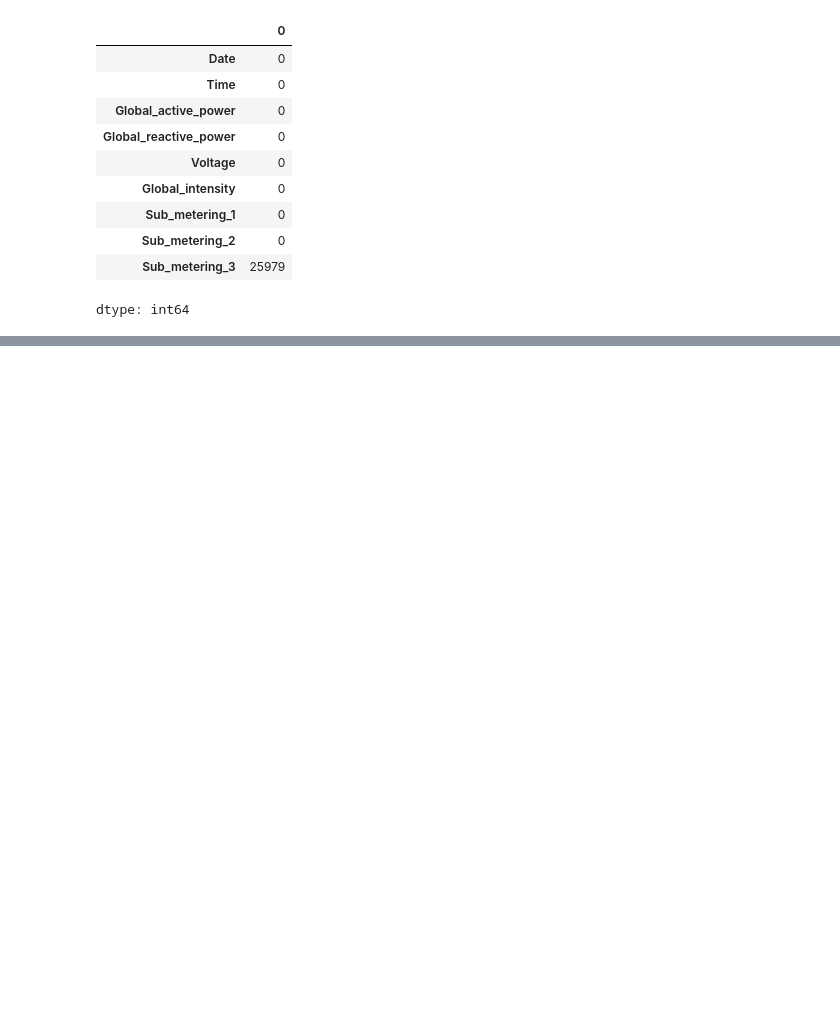
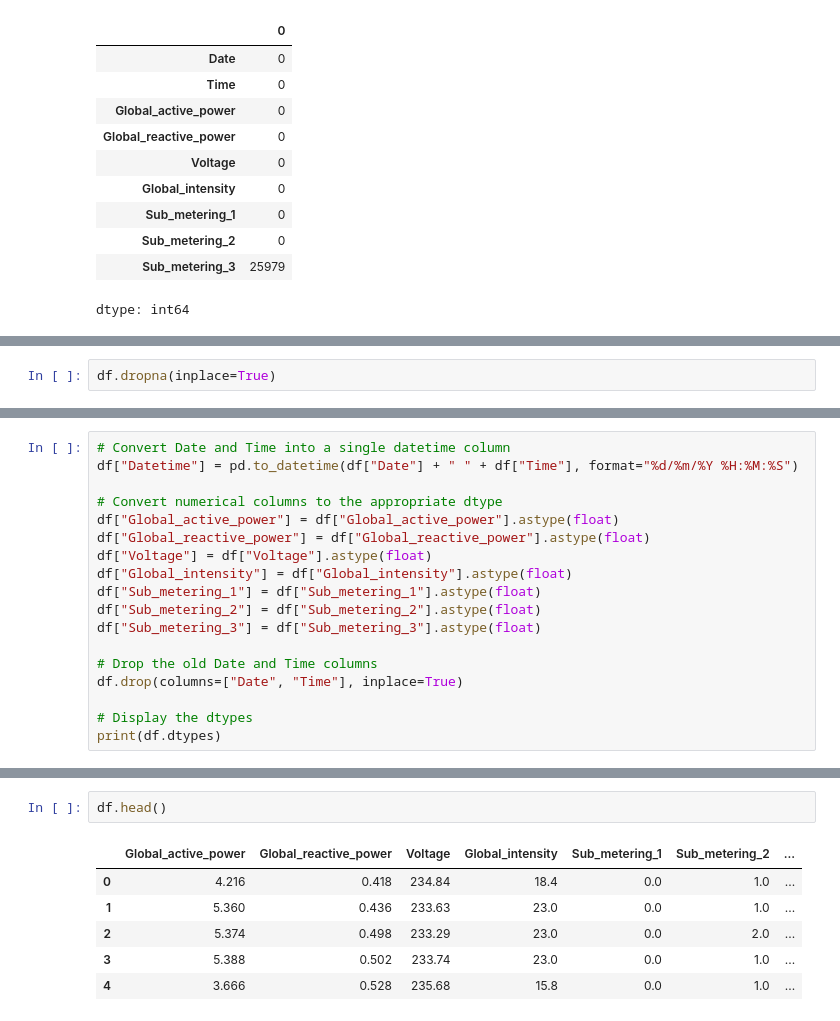
Before and after one commit to DHARMADEVIKEERTHI/PowerPulse-Household-Energy-Usage-Forecast, a Jupyter notebook: Powerhouse.ipynb, the cells around one changed output, grey strips where cells are left out. Saved outputs shown, nothing was run; the diff lists cells and outputs as text; blank space fills up the shorter version.

```diff
--- a/Powerhouse.ipynb
+++ b/Powerhouse.ipynb
@@ -68,0 +165,2 @@ dtype: int64
+# %%
+df.dropna(inplace=True)
@@ -68,0 +189,18 @@ dtype: int64
+# %%
+# Convert Date and Time into a single datetime column
+df["Datetime"] = pd.to_datetime(df["Date"] + " " + df["Time"], format="%d/%m/%Y %H:%M:%S")
+
+# Convert numerical columns to the appropriate dtype
+df["Global_active_power"] = df["Global_active_power"].astype(float)
+df["Global_reactive_power"] = df["Global_reactive_power"].astype(float)
+df["Voltage"] = df["Voltage"].astype(float)
+df["Global_intensity"] = df["Global_intensity"].astype(float)
+df["Sub_metering_1"] = df["Sub_metering_1"].astype(float)
+df["Sub_metering_2"] = df["Sub_metering_2"].astype(float)
+df["Sub_metering_3"] = df["Sub_metering_3"].astype(float)
+
+# Drop the old Date and Time columns
+df.drop(columns=["Date", "Time"], inplace=True)
+
+# Display the dtypes
+print(df.dtypes)
@@ -68,0 +217,9 @@ dtype: int64
+# %%
+df.head()
+# %% [output]
+|  | Global_active_power | Global_reactive_power | Voltage | Global_intensity | Sub_metering_1 | Sub_metering_2 | ... |
+| 0 | 4.216 | 0.418 | 234.84 | 18.4 | 0.0 | 1.0 | ... |
+| 1 | 5.360 | 0.436 | 233.63 | 23.0 | 0.0 | 1.0 | ... |
+| 2 | 5.374 | 0.498 | 233.29 | 23.0 | 0.0 | 2.0 | ... |
+| 3 | 5.388 | 0.502 | 233.74 | 23.0 | 0.0 | 1.0 | ... |
+| 4 | 3.666 | 0.528 | 235.68 | 15.8 | 0.0 | 1.0 | ... |
```
Also changed, not shown: parts of 14 cells of this notebook.
